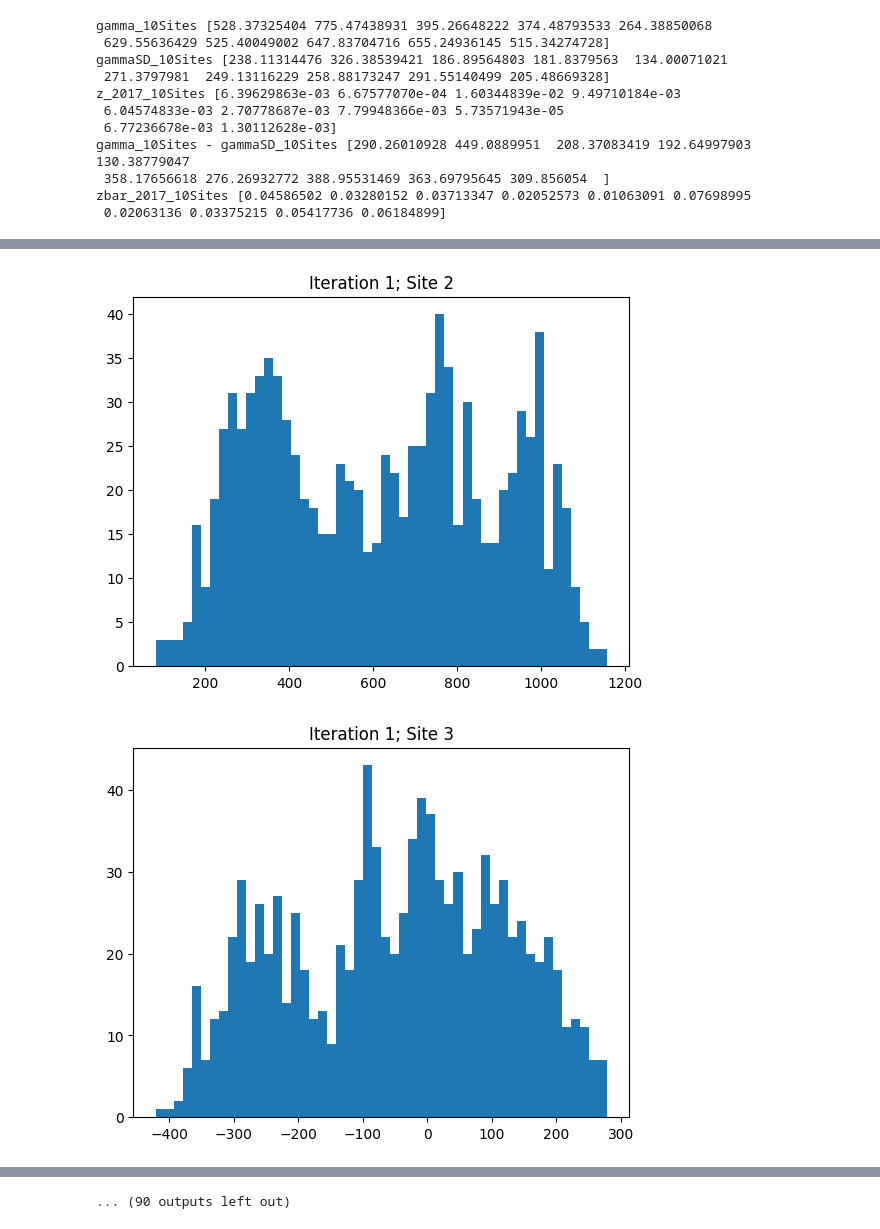
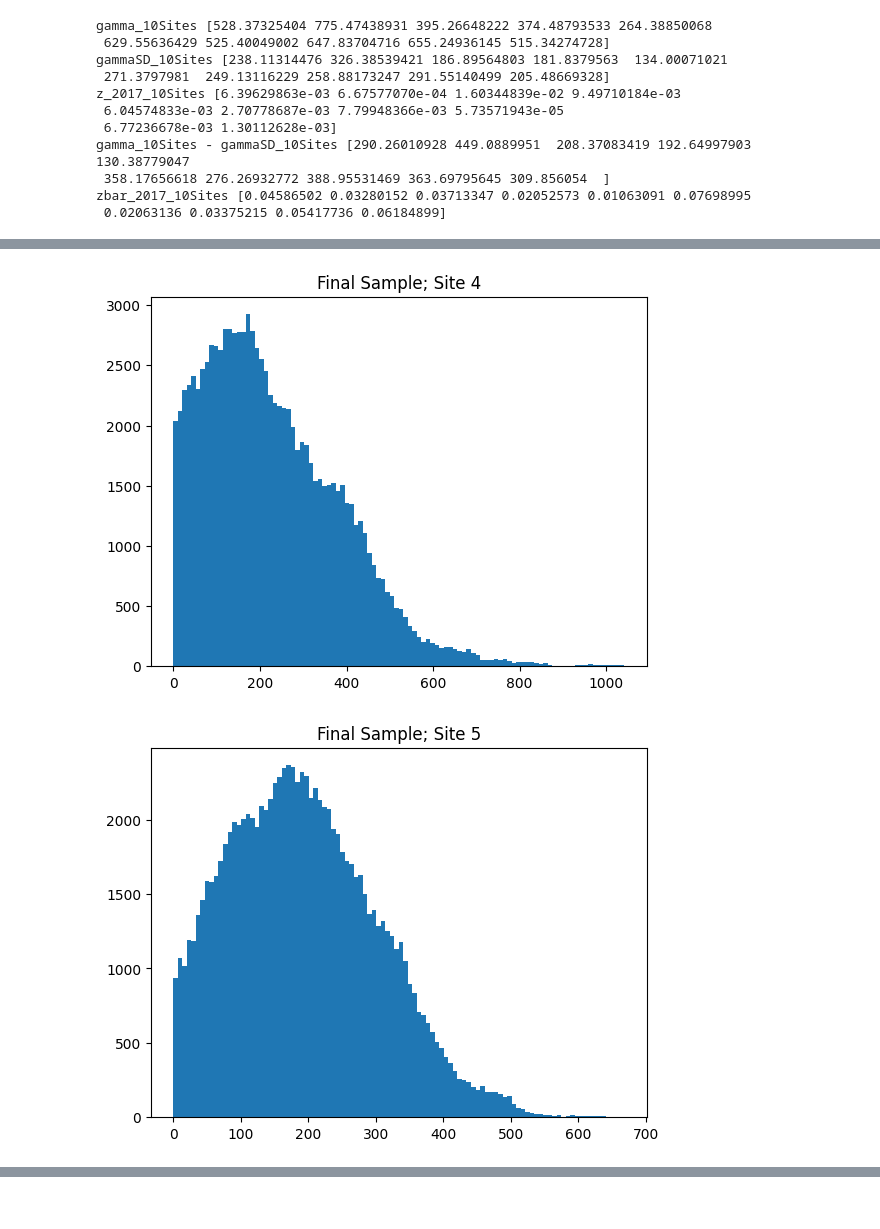
Before and after one commit to Finalblue777/HMC_amazon_project, a Jupyter notebook: MCMC_part4.ipynb, the cells around one changed output, grey strips where cells are left out. Drawn from its saved outputs; the diff is of its cells as text; code cells hidden in the pictures.

```diff
--- a/MCMC_part4.ipynb
+++ b/MCMC_part4.ipynb
@@ -508,0 +531,6 @@ Iteration [   1: Error = 0.2796845459852466]
+# %%
+# Plot Gamma Estimate Update
+for j in range(results['gamma_size']):
+    plt.plot(results['gamma_vals_tracker'][:, j], label=r"$\gamma_{%d}$"%(j+1))
+plt.legend(bbox_to_anchor=(1.04, 0.5), loc="center left", borderaxespad=0)
+plt.show()
@@ -509,17 +560,7 @@ Iteration [   1: Error = 0.2796845459852466]
 # %%
-# Plot results
+# Plot Histogram of the final sample
 for j in range(results['gamma_size']):
-    plt.plot(results['gamma_vals_tracker'][:, j])
-plt.show()
-
-plt.plot(results['error_tracker'])
-plt.xlabel("Iteration")
-plt.ylabel("Error")
-plt.show()
-
-for itr in results['collected_ensembles'].keys():
-    for j in range(results['gamma_size']):
-        plt.hist(results['collected_ensembles'][itr][:, j], bins=50)
-        plt.title(f"Iteration {itr+1}; Site {j+1}")
-        plt.show()
+    plt.hist(results['final_sample'][:, j], bins=100)
+    plt.title(f"Final Sample; Site {j+1}")
+    plt.show()
 # %% [output]
@@ -529,2 +570,2 @@ for itr in results['collected_ensembles'].keys():
-[figure, old version]
+[figure, new version]
-[figure, old version]
+[figure, new version]
@@ -538 +576,0 @@ for itr in results['collected_ensembles'].keys():
-... (90 outputs left out)
```
Also changed, not shown: parts of 7 cells of this notebook, 2 other files.
